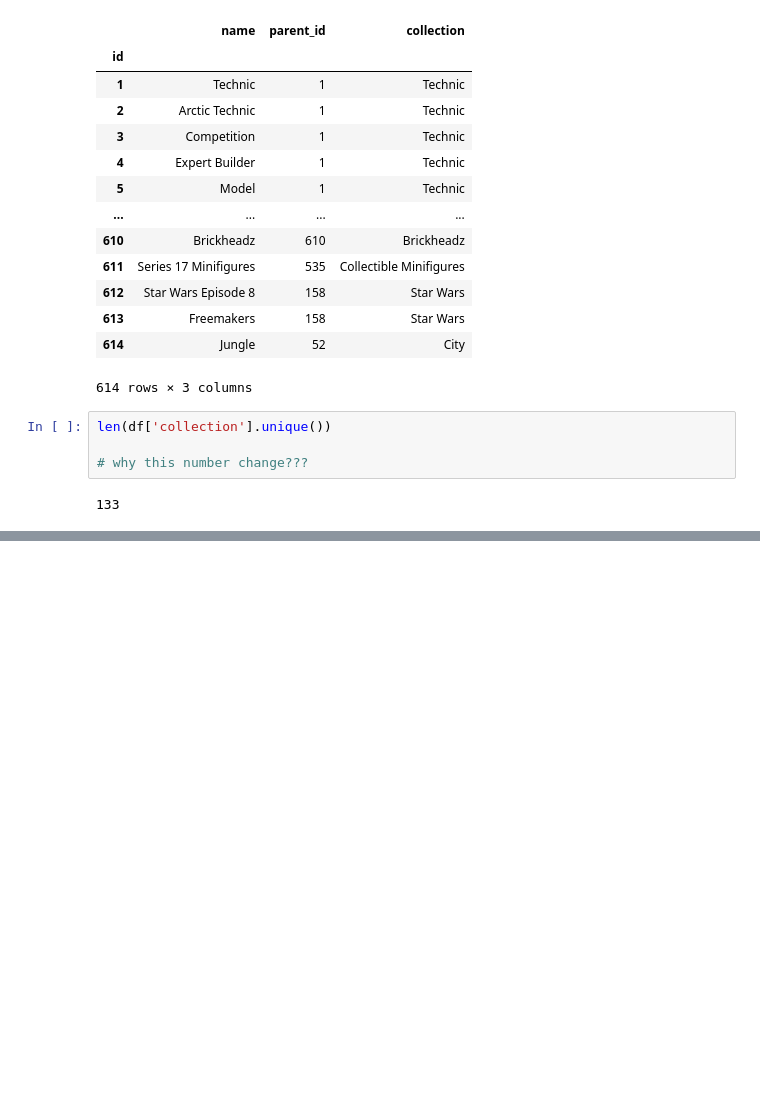
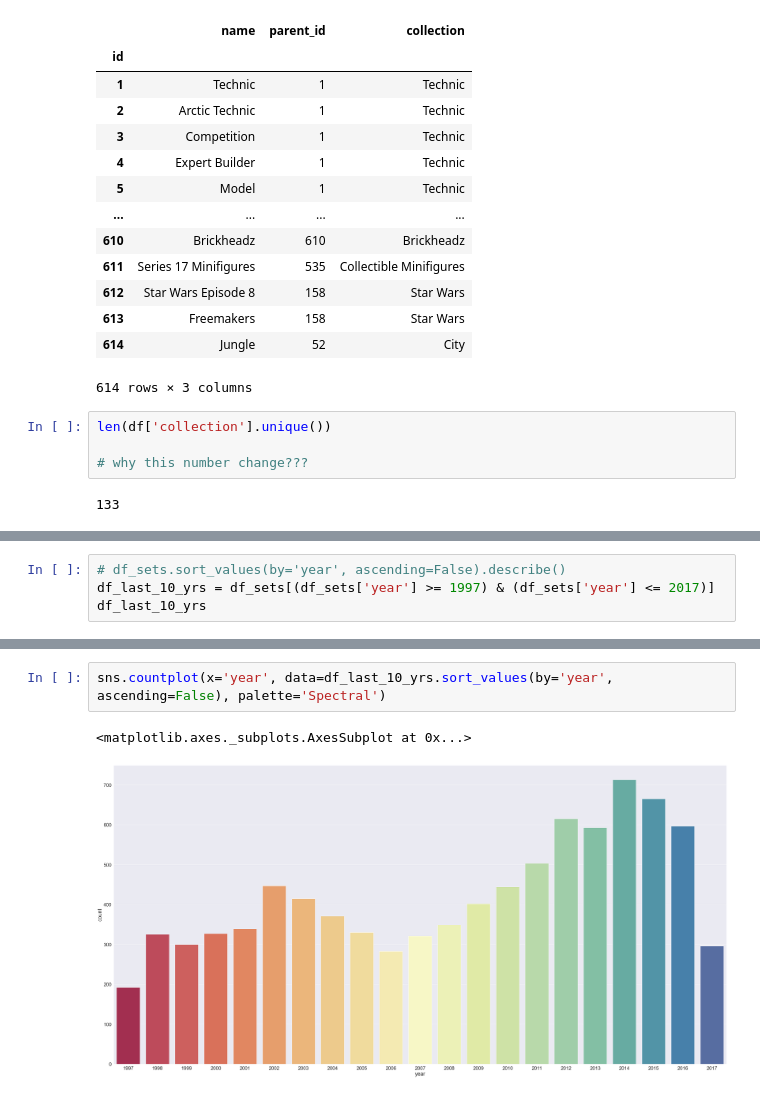
Before and after one commit to aucoeur/DS1.1-Final-Project, a Jupyter notebook: DS1.1-final-working.ipynb, the cells around one changed output, grey strips where cells are left out. Saved outputs shown, nothing was run; the diff lists cells and outputs as text; blank space fills up the shorter version.

```diff
--- a/DS1.1-final-working.ipynb
+++ b/DS1.1-final-working.ipynb
@@ -155,0 +231,4 @@ unique_df.to_frame()
+# %%
+# df_sets.sort_values(by='year', ascending=False).describe()
+df_last_10_yrs = df_sets[(df_sets['year'] >= 1997) & (df_sets['year'] <= 2017)]
+df_last_10_yrs
@@ -155,0 +249,5 @@ unique_df.to_frame()
+# %%
+sns.countplot(x='year', data=df_last_10_yrs.sort_values(by='year', ascending=False), palette='Spectral')
+# %% [output]
+<matplotlib.axes._subplots.AxesSubplot at 0x...>
+[figure, added]
```
Also changed, not shown: parts of 13 cells of this notebook.
